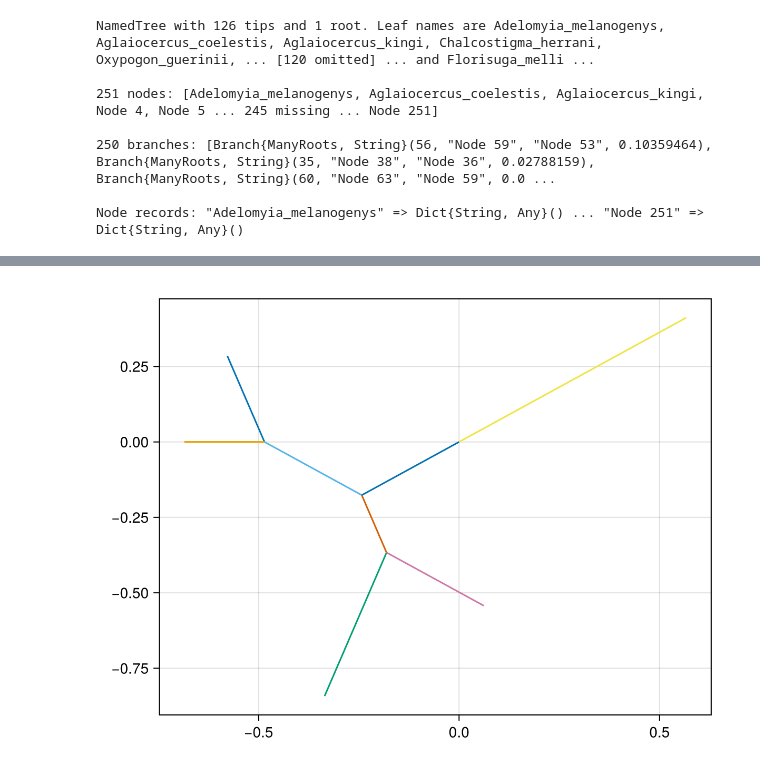
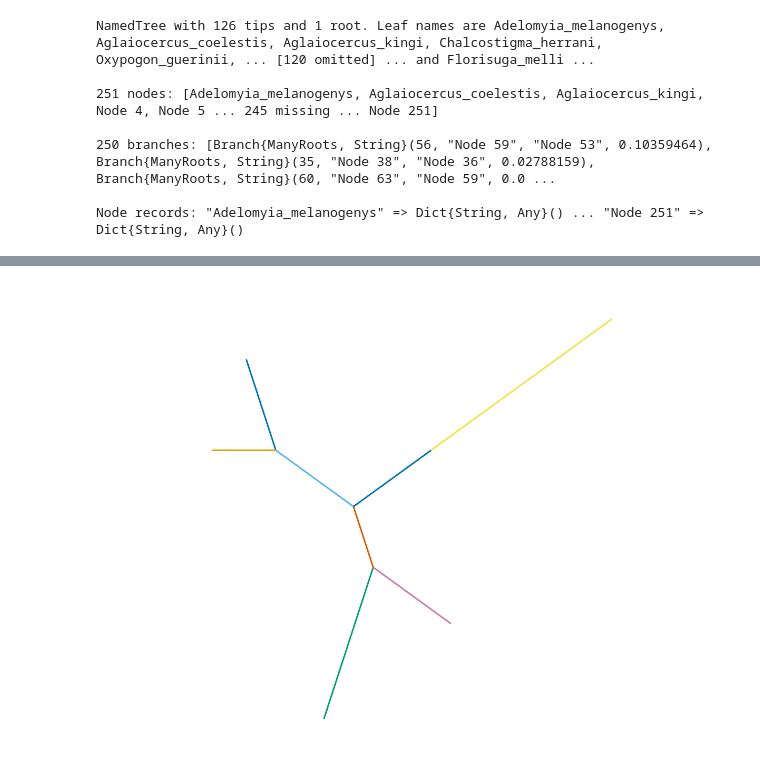
Before and after one commit to romanamo/PhyloPlot, a Jupyter notebook: demo/test.ipynb, the cells around one changed output, grey strips where cells are left out. Saved outputs shown, nothing was run; the diff lists cells and outputs as text; code cells hidden in the pictures.

```diff
--- a/demo/test.ipynb
+++ b/demo/test.ipynb
@@ -37,8 +50,11 @@ current_figure()
 # %%
 f = Figure()
 ax = Axis(f[1,1])
+ax.aspect = 1
+hidedecorations!(ax)
+hidespines!(ax)
 drawradialtree(simple)
 
 current_figure()
 # %% [output]
-[figure, old version]
+[figure, new version]
```
Also changed, not shown: parts of 6 cells of this notebook, 8 other files.
